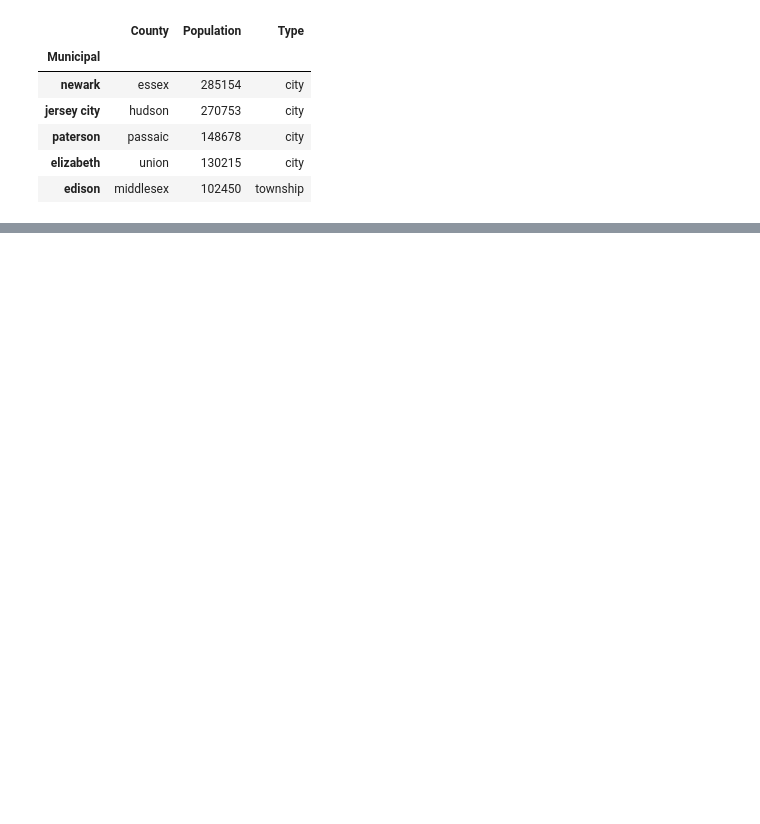
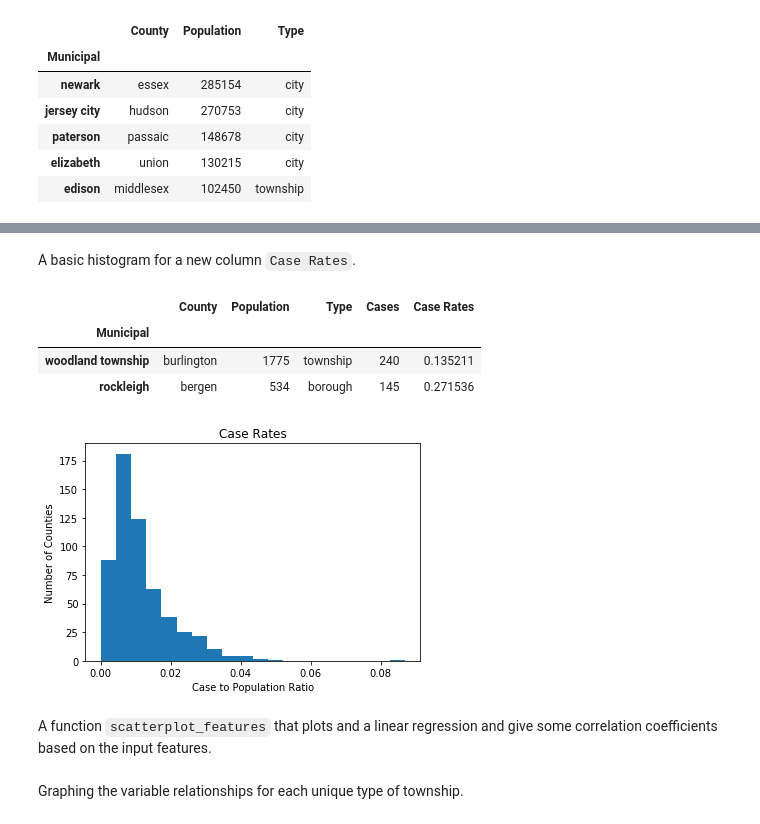
Before and after one commit to saaqebs/analytics-coronavirus-nj, a Jupyter notebook: Analytics.ipynb, the cells around one changed output, grey strips where cells are left out. Saved outputs shown, nothing was run; the diff lists cells and outputs as text; code cells hidden in the pictures; blank space fills up the shorter version.

```diff
--- a/Analytics.ipynb
+++ b/Analytics.ipynb
@@ -119,0 +171,12 @@ get_graph_from_municipalities(central)
+# %%
+todays_date = 'May 21'
+todays_df = df_historical.loc[todays_date]
+# %%
+def combine_dataframes(date, df_historical=df_historical, df_municipal=df_municipal):
+    important_columns = ["Municipal","County","Cases"]
+    todays_df = df_historical.loc[date]
+    covid_df = pd.merge(df_municipal, todays_df[important_columns], on=important_columns[:2], how="left")
+    covid_df['Cases'] = covid_df['Cases'].map(lambda i: 0 if np.isnan(i) else int(i))
+    covid_df = covid_df.set_index('Municipal')
+    covid_df['Case Rates'] = covid_df['Cases'] / covid_df['Population']
+    return covid_df
@@ -119,0 +185,7 @@ get_graph_from_municipalities(central)
+# %%
+covid_df = combine_dataframes('May 21')
+covid_df.head()
+
+print('Mean for Case Rate: {}'.format(np.mean(covid_df['Case Rates'])))
+print('\nMedian for Cases: {}'.format(np.median(covid_df['Cases'])))
+print('Variance for Cases: {}'.format(np.var(covid_df['Cases'])))
@@ -119,0 +209,23 @@ get_graph_from_municipalities(central)
+# %% [markdown]
+A basic histogram for a new column `Case Rates`.
+# %%
+def histogram_case_rates(covid_df=covid_df):
+    covid_no_outliers = covid_df[covid_df['Case Rates'] < 0.10]
+    plt.hist(covid_no_outliers['Case Rates'],bins=20)
+    plt.xlabel('Case to Population Ratio')
+    plt.ylabel('Number of Counties')
+    plt.title('Case Rates')
+    plt.show()
+# %%
+covid_df[covid_df['Case Rates'] > 0.10]     # outliers
+# %% [output]
+|  | County | Population | Type | Cases | Case Rates |
+| Municipal |  |  |  |  |  |
+| woodland township | burlington | 1775 | township | 240 | 0.135211 |
+| rockleigh | bergen | 534 | borough | 145 | 0.271536 |
+# %%
+histogram_case_rates()
+# %% [output]
+[figure, added]
+# %% [markdown]
+A function `scatterplot_features` that plots and a linear regression and give some correlation coefficients based on the input features.
@@ -119,0 +247,2 @@ get_graph_from_municipalities(central)
+# %% [markdown]
+Graphing the variable relationships for each unique type of township.
```
Also changed, not shown: parts of 33 cells of this notebook.
